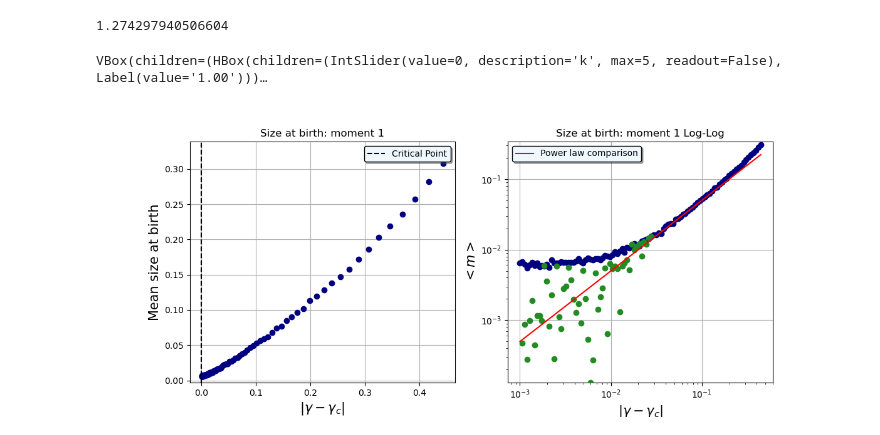
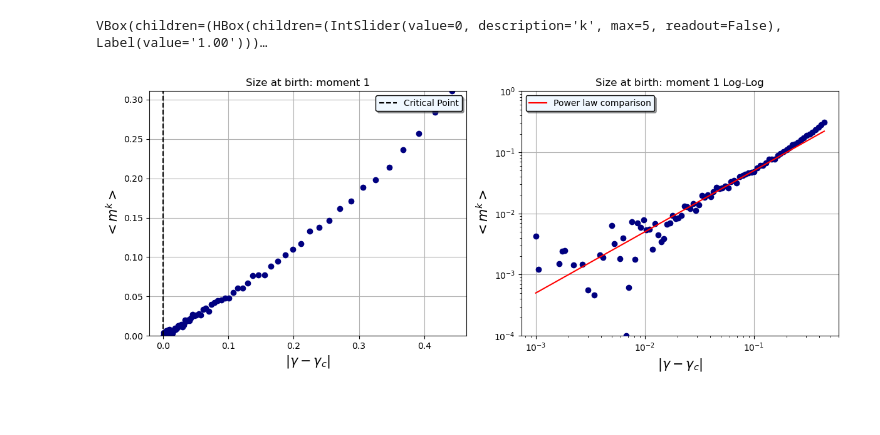
Before and after one commit to tommasoamico/masterThesis, a Jupyter notebook: code/jupyterNotebooks/simulations/singleTraitShortSampling.ipynb, the cells around one changed output. Drawn from its saved outputs; the diff is of its cells as text; code cells hidden in the pictures.

```diff
--- a/code/jupyterNotebooks/simulations/singleTraitShortSampling.ipynb
+++ b/code/jupyterNotebooks/simulations/singleTraitShortSampling.ipynb
@@ -67,8 +68,4 @@ def delta(distance):
     return 0.76*distance
 
 #initalValues = {gammaValues[i]: delta(gamma_gammaC[i]) for i in range(len(gammaValues))}
-# %%
-inverseCum(b = 10, delta = delta(gamma_gammaC[0]), u  = 0.5)
-# %% [output]
-1.274297940506604
 # %%
@@ -111,12 +112,12 @@ if simulate:
 # %%
-allSizes = np.load("../../../data/sizeAtBirthShort5000.npy")
-aCorrValues = np.load("../../../data/aCorrValuesShortAverage.npy")
+#allSizes = np.load("../../../data/sizeAtBirthShort5000.npy")
+#aCorrValues = np.load("../../../data/aCorrValuesShortAverage.npy")
 
-allSizesSecondSave = np.load("../../../data/sizeAtBirthShortSecondSave.npy")
-aCorrValuesSecondSave = np.load("../../../data/aCorrValuesShortSecondSave.npy")
+#allSizesSecondSave = np.load("../../../data/sizeAtBirthShortSecondSave.npy")
+#aCorrValuesSecondSave = np.load("../../../data/aCorrValuesShortSecondSave.npy")
 
-allSizesSecondSave = allSizesSecondSave[:55]
-aCorrValuesSecondSave = aCorrValuesSecondSave[:55]
+allSizes = np.load("../../../data/sizeAtBirthShort1Milion.npy")
+aCorrValues = np.concatenate([np.load("../../../data/aCorrValuesShort1Milion.npy")[:84], np.load("../../../data/aCorrValuesShort1MilionSupplementary.npy")])
 # %%
 def powerLaw(x, a, b):
     return a*x**b
@@ -129,26 +130,20 @@ ax, ax_ = ax1.flatten()
 
 #meanSizesAtBirth = np.load(f'../data/meanSizeBirth20000SingleTraitSamplingM.npy')
 
-
+#####################################
+# Put exp if working with logSizes  #
+#####################################
 def fY (x, k):
     title1 = f'Size at birth: moment {k}'
     ax.set_title(title1)
-    yArr = np.exp(allSizes)**k
+    yArr = allSizes**k
 
     y = np.mean(yArr, axis = 1)
 
-    ax.set_ylim(bottom = -np.max(y)*0.01, top = 1.1*np.max(y))
+    ax.set_ylim(bottom = np.min(y), top = np.max(y))
     return y
 
-def fYSecondSave (x, k):
-    title1 = f'Size at birth: moment {k}'
-    ax.set_title(title1)
-    yArrSecondSave = np.exp(allSizesSecondSave)**k
 
-    ySecondSave = np.mean(yArrSecondSave, axis = 1)
-
-    ax_.set_ylim(bottom = np.min(ySecondSave[:-1]))
-    return ySecondSave
 
 controls = iplt.scatter(gamma_gammaC, fY, k = [1, 2, 3, 4,5 , 6], color = 'navy', zorder = 2, ax = ax)
 
@@ -162,45 +157,47 @@ xAxis = np.linspace(np.min(gamma_gammaC), np.max(gamma_gammaC), 100)
 #ax.axvline(absorbingValue - criticalPoint, color = 'red', linestyle = '--', zorder = 2)
 ax.axvline(0, color = 'black', linestyle = '--', label = 'Critical Point', zorder = 2)
 ax.set_xlabel('$|\gamma - \gamma_c|$', fontsize = 15, zorder = 2)
-ax.set_ylabel('Mean size at birth', fontsize = 15, zorder = 2)
+ax.set_ylabel('$<m^k>$', fontsize = 15)
 ax.legend(facecolor = 'aliceblue', shadow = True, edgecolor = 'black', loc = 'upper right')
 #ax.set_title('Mean size at birth for different size of the system', fontsize = 15)
 ax.grid(zorder = 1)
-powerLawValues = {'1':(0.5, 1), '2': (0.15, 1), '3': (0.1, 1) , '4':(0.08, 1), '5':(0.1, 1), '6':(0.1 , 1)}
+powerLawValues = {'1':(.5, 1), '2': (0.15, 1), '3': (0.1, 1) , '4':(0.08, 1), '5':(0.1, 1), '6':(0.1 , 1)}
 def fY2 (x, k):
     title2 = f'Size at birth: moment {k} Log-Log'
     ax_.set_title(title2)
-    yArr2 = np.exp(allSizes)**k
+    yArr2 = allSizes**k
     y2 = np.mean(yArr2, axis = 1)
-    ax_.set_ylim(bottom = 0.9 * np.min(y2), top = 1.1*np.max(y2))
+    #ax_.set_ylim(bottom = 0.9 * np.min(y2), top = 1.1*np.max(y2))
     return y2
 
 
 def fY3 (x, k):
     y3 = powerLaw(xAxis,*powerLawValues[str(int(k))])
     return y3
 
 #ax_.plot(xAxis, powerLaw(xAxis,*powerLawValues[str(int(k))]), color = 'red', label = f'm = {k} line', zorder = 4)
 _ = iplt.scatter(gamma_gammaC, fY2, controls=controls, color = 'navy', ax = ax_, zorder = 3)
 
-_ = iplt.scatter(gamma_gammaC[45:], fYSecondSave, zorder = 3, ax = ax_, controls=controls, color = 'forestgreen')
+#_ = iplt.scatter(gamma_gammaC[45:], fYSecondSave, zorder = 3, ax = ax_, controls=controls, color = 'forestgreen')
 
 _ = iplt.plot(xAxis, fY3, controls=controls, color = 'red', ax = ax_, zorder = 3, label = 'Power law comparison')
 
 
 ax_.set_xscale('log')
 ax_.set_yscale('log')
 #ax_.scatter(gammaValues, sizeBirth20000.mean(axis = 1), zorder = 2, color = 'navy')
 ax_.set_xlabel('$|\gamma - \gamma_c|$', fontsize = 15)
-ax_.set_ylabel('$<m>$', fontsize = 15)
+ax_.set_ylabel('$<m^k>$', fontsize = 15)
 ax_.grid(zorder = 1)
 #ax_.axvline(criticalPoint, color = 'black', linestyle = '--', label = 'Critical Point', zorder = 2)
 
 #ax.legend(facecolor = 'aliceblue', shadow = True, edgecolor = 'black')
 #ax_.set_title('Mean size at birth for different generations, $log-log$')
 ax_.legend(facecolor = 'aliceblue', shadow = True, edgecolor = 'black', loc = 'upper left')
+ax_.set_ylim(bottom = 1e-4, top = 1)
+fig.tight_layout()
 plt.show()
 # %% [output]
 VBox(children=(HBox(children=(IntSlider(value=0, description='k', max=5, readout=False), Label(value='1.00')))…
-[figure, old version]
+[figure, new version]
 # %%
```
Also changed, not shown: parts of 14 cells of this notebook, 5 other files.
